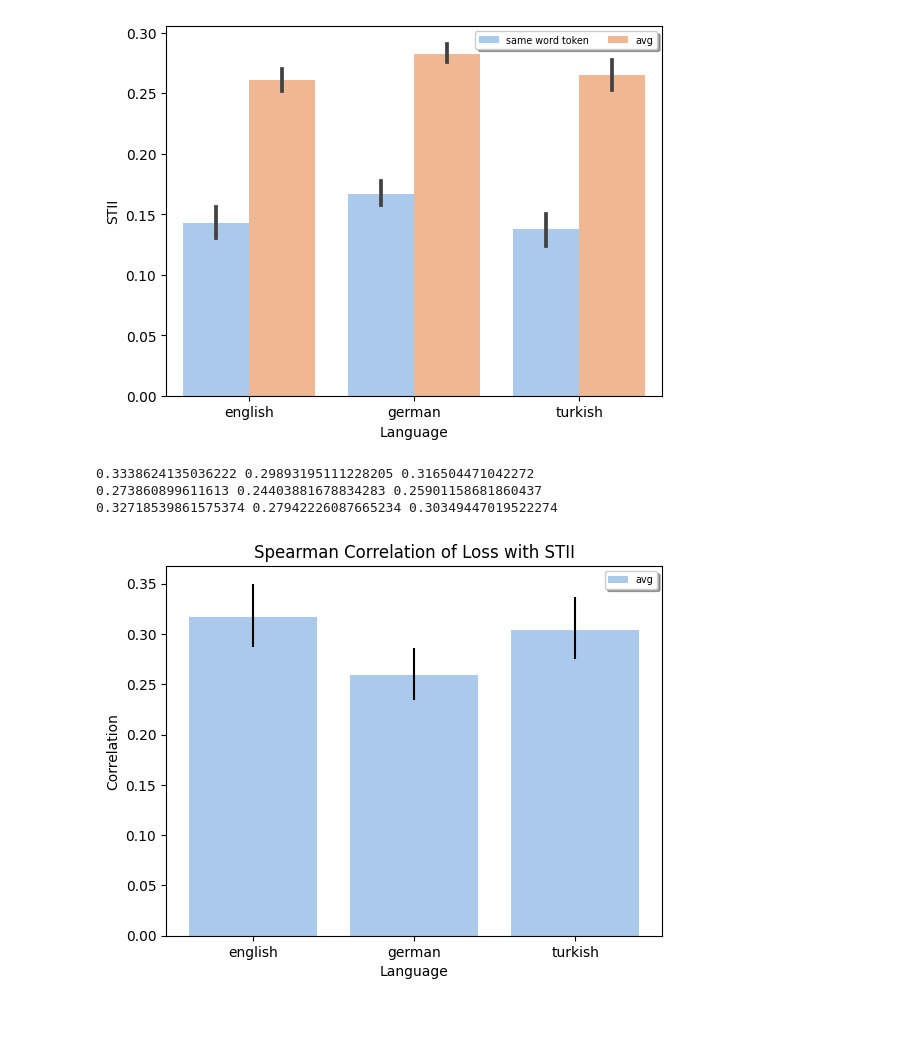
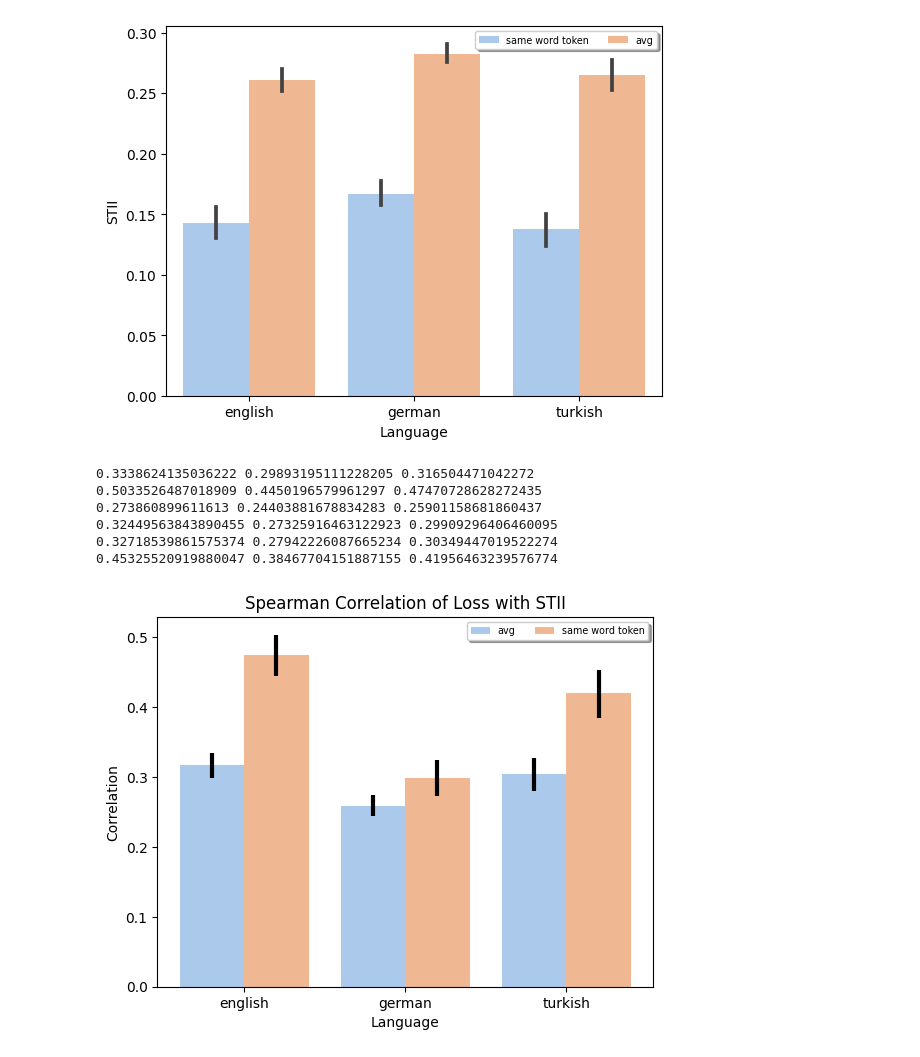
Before and after one commit to divyanshsinghvi/ShapleyInteraction4Structure, a Jupyter notebook: multilingual/results_plots.ipynb, the cells around one changed output. Drawn from its saved outputs; the diff is of its cells as text; code cells hidden in the pictures; blank space fills up the shorter version.

Commit message:
Fix plots

```diff
--- a/multilingual/results_plots.ipynb
+++ b/multilingual/results_plots.ipynb
@@ -584,8 +584,8 @@ s_df = pd.concat(s_df)
 a_df = pd.concat(a_df)
 s_df['type'] = 'same word token'
 a_df['type'] = 'avg'
-s_df = a_df
-# s_df = pd.concat([s_df, a_df], ignore_index=True)
+# s_df = a_df
+s_df = pd.concat([s_df, a_df], ignore_index=True)
 
 p = s_df.groupby(['lang', 'type'])[['lossAB','tensor']].apply(lambda x :  x.corr('spearman')['lossAB']['tensor']).reset_index().rename(columns = {0 : 'corr', 'posdis': f'$d_i$'})
 
@@ -625,36 +625,40 @@ def get_x(i):
 for i, (lower, upper) in enumerate(zip(p_ci_lower.values.flatten(), p_ci_upper.values.flatten())):
     print(upper, lower, p['corr'].iloc[i])
     strong_line.errorbar(
-        x=['english', 'german', 'turkish'][i],
+        x=get_x(i),#['english', 'german', 'turkish'][i],
         y=p['corr'].iloc[i],
-        yerr=[[0.1*lower], [0.1*upper]],
+        yerr=[[ p['corr'].iloc[i] - lower], [upper - p['corr'].iloc[i]]],
         fmt='none',
         color='black',
-        capthick = 100
+        capthick = 100,
+        elinewidth=3
         # capsize=5
     )
 
 strong_line.legend(loc='upper right', fancybox=True, shadow=True, ncol=2)
 plt.title('Spearman Correlation of Loss with STII')
 plt.xlabel('Language')
 plt.ylabel('Correlation')
 # plt.legend(title='Type')
-plt.savefig('correlation_language_comparison_plot2.png', bbox_inches='tight')
+plt.savefig('correlation_language_comparison_plot1.png', bbox_inches='tight')
 
 plt.show()
 
 
 # handles, labels = axes[i].get_legend_handles_labels()
 # axes[i].get_legend().remove()
 # axes[i].set_ylim(0, 1)
 #     # axes[i].legend()
 # # fig.legend(handles, labels, loc='upper right', bbox_to_anchor=(0.49, 0.4, 0.498, 0.49))
 # plt.rc('legend',fontsize='x-small')
 # fig.tight_layout()
 # plt.savefig('correlation_language_comparison_plot1.png', bbox_inches='tight')
 # plt.show()
 # %% [output]
 0.3338624135036222 0.29893195111228205 0.316504471042272
+0.5033526487018909 0.4450196579961297 0.47470728628272435
 0.273860899611613 0.24403881678834283 0.25901158681860437
+0.32449563843890455 0.27325916463122923 0.29909296406460095
 0.32718539861575374 0.27942226087665234 0.30349447019522274
+0.45325520919880047 0.38467704151887155 0.41956463239576774
-[figure, old version]
+[figure, new version]
```
Also changed, not shown: 1 other file.
